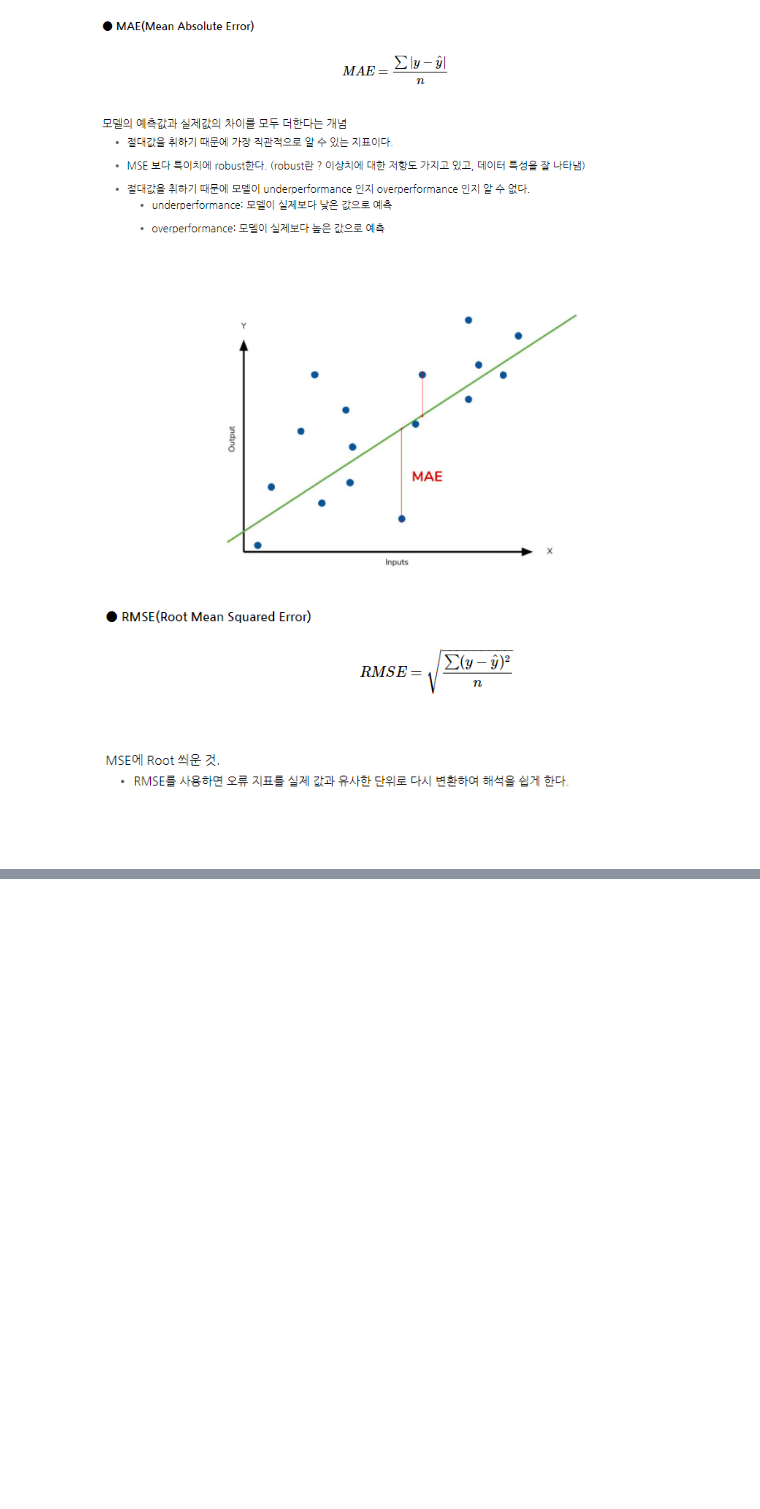
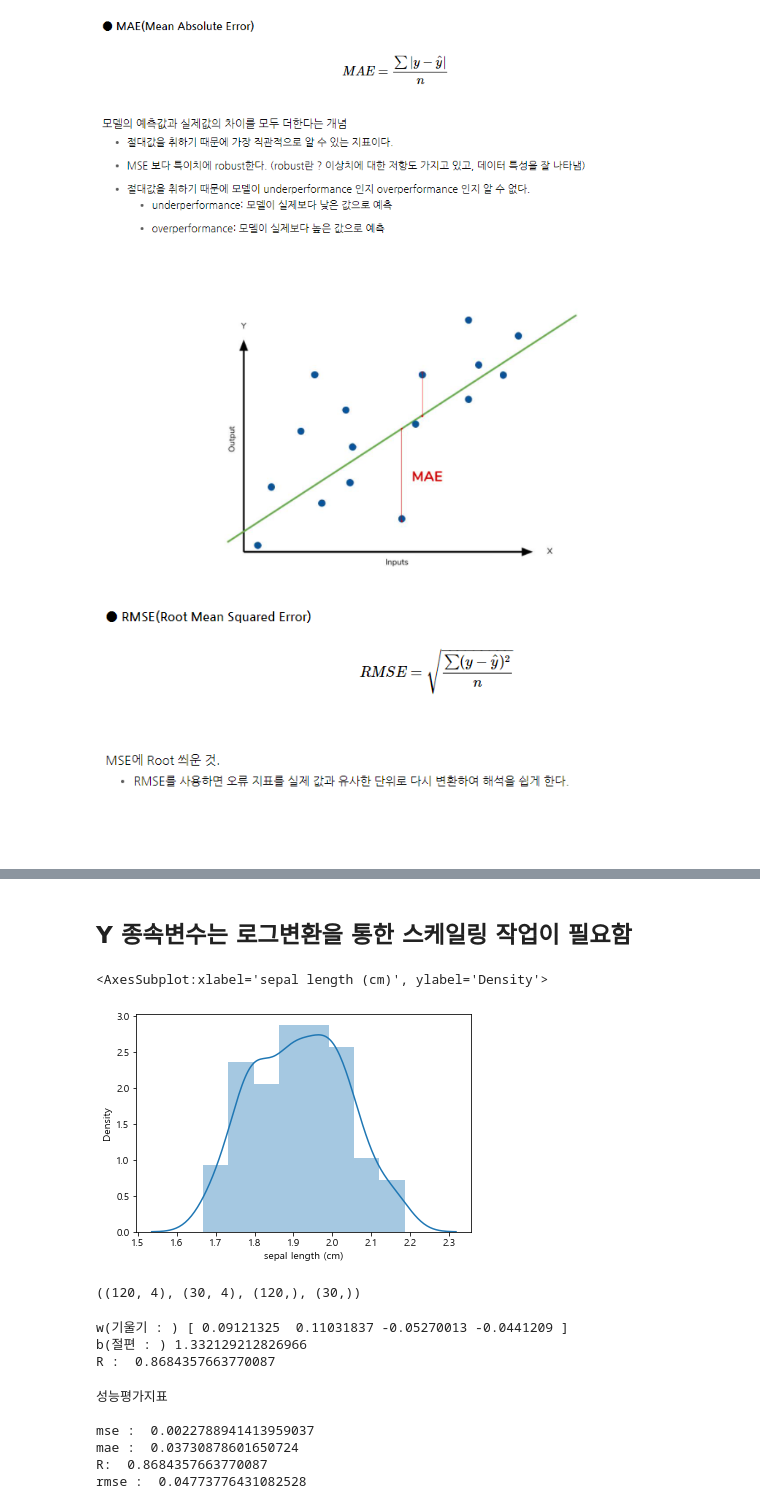
Before and after one commit to suyeondev/TIL, a Jupyter notebook: Python/sklearn/ml_sklearn[07].ipynb, the cells around one changed output, grey strips where cells are left out. Drawn from its saved outputs; the diff is of its cells as text; code cells hidden in the pictures; blank space fills up the shorter version.

Commit message:
로그변환을 통한 스케일링

```diff
--- a/Python/sklearn/ml_sklearn[07].ipynb
+++ b/Python/sklearn/ml_sklearn[07].ipynb
@@ -924,0 +946,48 @@ Image('c:/img/regression-eval-rmse.png', width = 700)
+# %% [markdown]
+## Y 종속변수는 로그변환을 통한 스케일링 작업이 필요함
+# %%
+# 로그변환을 통한 스케일링
+
+logY = np.log1p(Y)
+sns.distplot(logY)
+# %% [output]
+<AxesSubplot:xlabel='sepal length (cm)', ylabel='Density'>
+[figure, added]
+# %%
+X_train, X_test, y_train, y_test = train_test_split(X,logY,
+                                                   test_size=0.2,
+                                                   random_state=200)
+X_train.shape, X_test.shape, y_train.shape, y_test.shape
+# %% [output]
+((120, 4), (30, 4), (120,), (30,))
+# %%
+# 분리된 데이터로 실습해보기 위해 다시 모델 생성.
+iris_model = LinearRegression()
+iris_model.fit(X_train,y_train)
+
+print('w(기울기 : )',iris_model.coef_)
+print('b(절편 : )',iris_model.intercept_)
+
+# 모델의 신뢰도 R 구하기
+r_squared = iris_model.score(X_test, y_test)
+print("R : ",r_squared)
+# %% [output]
+w(기울기 : ) [ 0.09121325  0.11031837 -0.05270013 -0.0441209 ]
+b(절편 : ) 1.332129212826966
+R :  0.8684357663770087
+# %%
+print('성능평가지표')
+print()
+
+y_pred = iris_model.predict(X_test)
+print('mse : ', mean_squared_error(y_test, y_pred))
+print('mae : ', mean_absolute_error(y_test, y_pred))
+print('R: ', iris_model.score(X_test,y_test))
+print('rmse : ', np.sqrt(mean_squared_error(y_test, y_pred)))
+# %% [output]
+성능평가지표
+
+mse :  0.0022788941413959037
+mae :  0.03730878601650724
+R:  0.8684357663770087
+rmse :  0.04773776431082528
```
Also changed, not shown: parts of 8 cells of this notebook.
